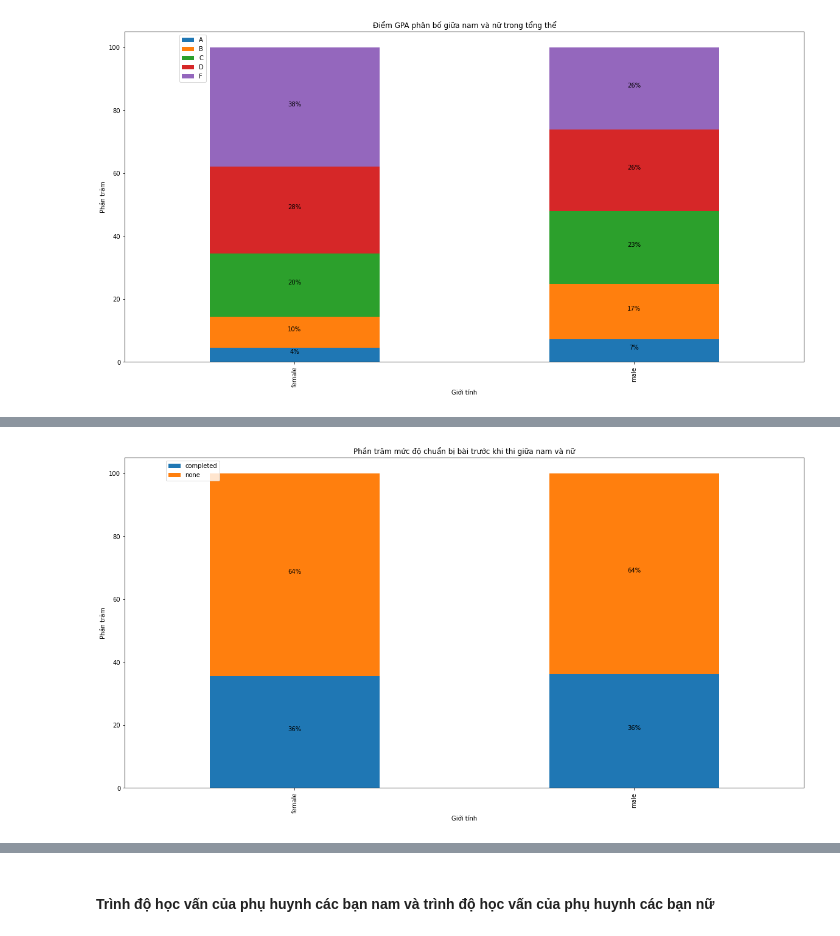
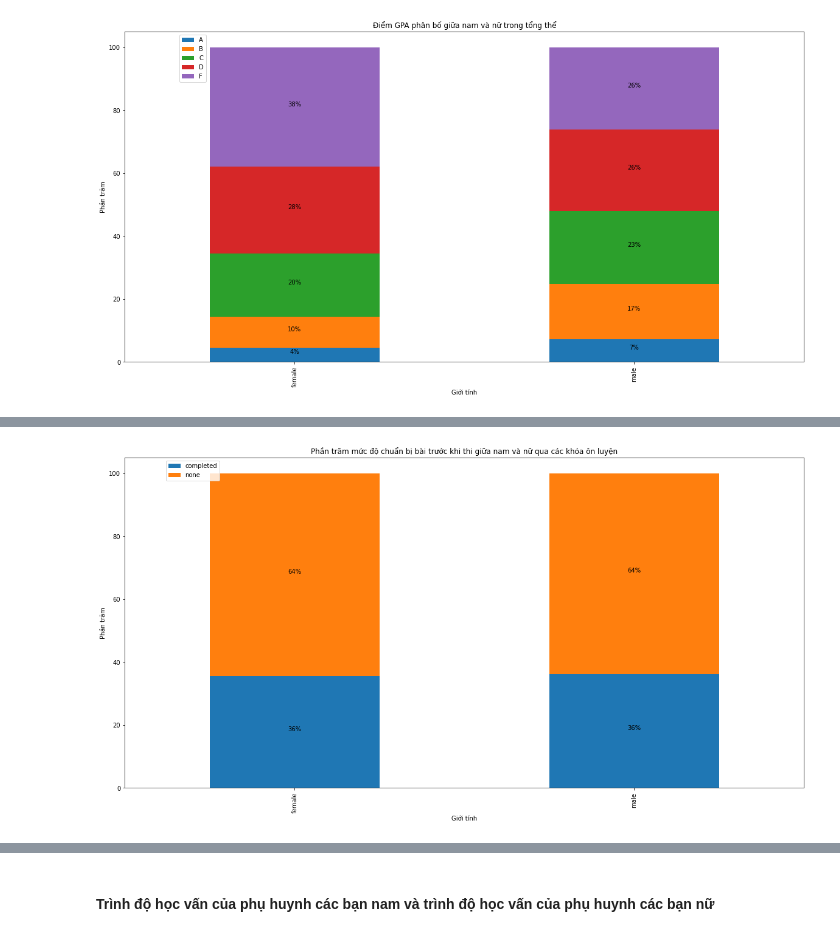
Before and after one commit to PNTAN19/LTKHDL, a Jupyter notebook: Students_Performance.ipynb, the cells around one changed output, grey strips where cells are left out. Saved outputs shown, nothing was run; the diff lists cells and outputs as text; code cells hidden in the pictures.

```diff
--- a/Students_Performance.ipynb
+++ b/Students_Performance.ipynb
@@ -779,8 +780,9 @@ stacked_bar(df['gender'], df['test preparation course'],\
 # %%
 stacked_bar(df['gender'], df['test preparation course'],\
-            'Phần trăm mức độ chuẩn bị bài trước khi thi giữa nam và nữ', 'Giới tính', 'Phần trăm', True)
+            'Phần trăm mức độ chuẩn bị bài trước khi thi giữa nam và nữ qua các khóa ôn luyện',\
+            'Giới tính', 'Phần trăm', True)
 # %% [output]
-[figure, old version]
+[figure, new version]
 # %% [markdown]
 #### Nhận xét
 
```
Also changed, not shown: parts of 22 cells of this notebook.
